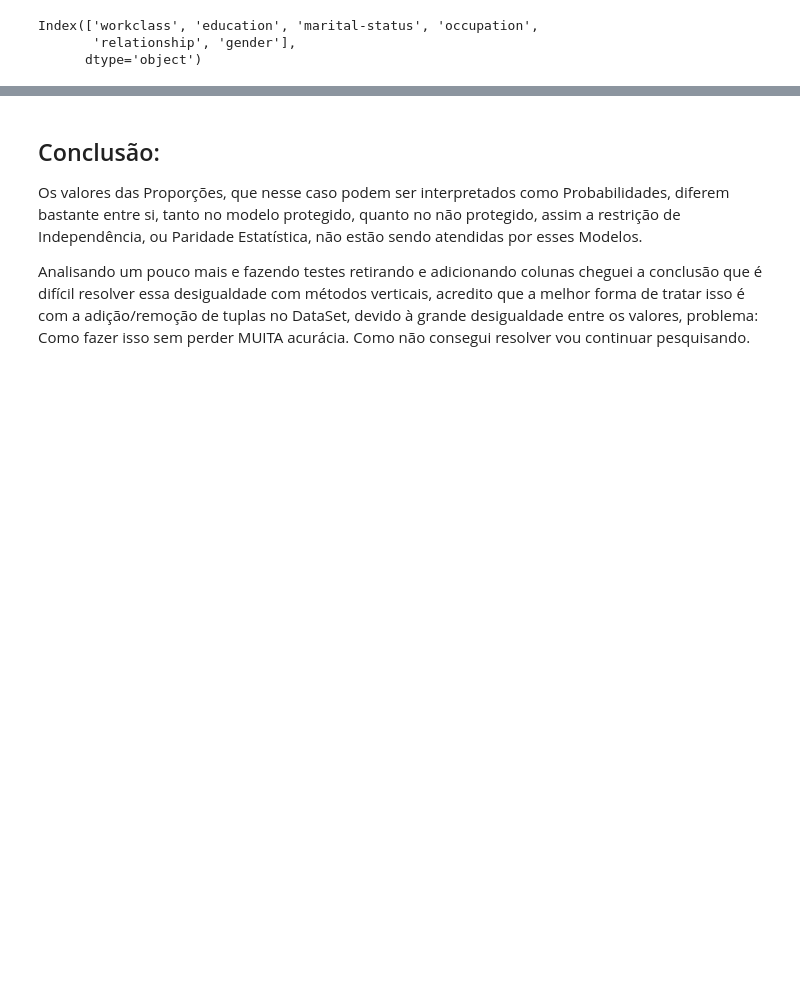
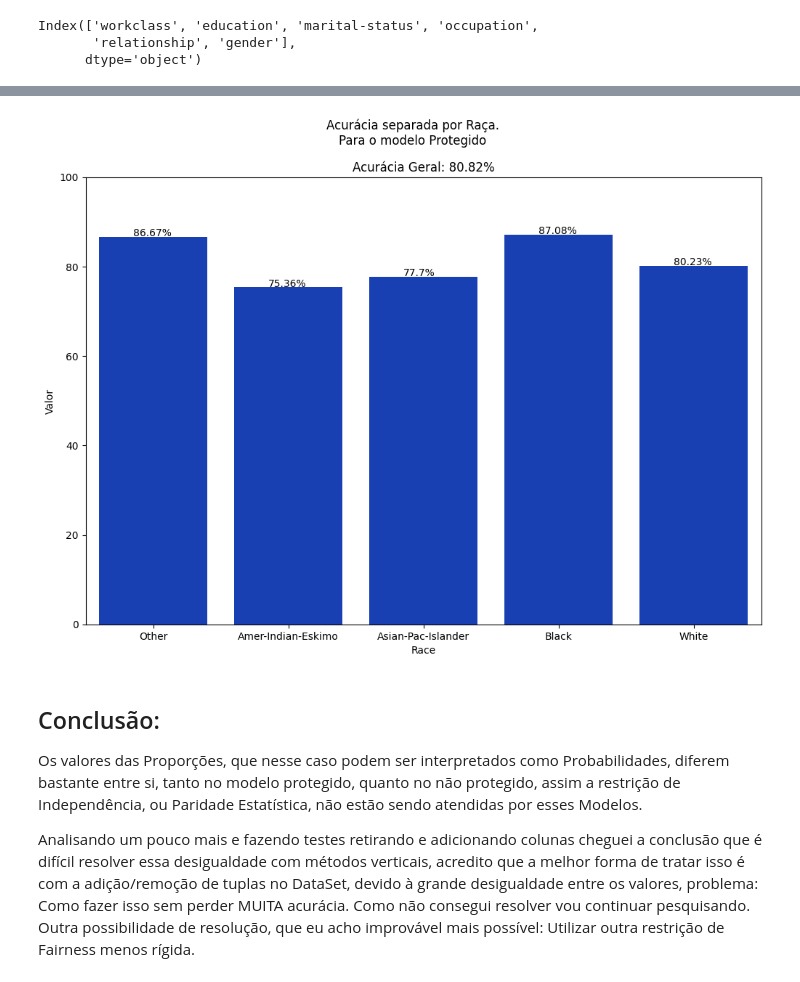
Before and after one commit to murilovpinheiro/Detectando-Bias-em-Classificador, a Jupyter notebook: proportionRaceExample.ipynb, the cells around one changed output, grey strips where cells are left out. Cells and saved outputs as stored; diff of their text form; code cells hidden in the pictures; blank space fills up the shorter version.

```diff
--- a/proportionRaceExample.ipynb
+++ b/proportionRaceExample.ipynb
@@ -212,5 +269,44 @@ fig.savefig("output2.png")
+# %%
+newdata = pd.DataFrame()
+newdata['race'] = raceTest.copy()
+newdata['previsao'] = previsaoProtected.copy()
+newdata['income'] = num_Y_testProtected.copy()
+# %%
+races = newdata['race'].unique()
+tabela1 = pd.DataFrame(columns = ['Race', 'Valor'])
+
+for race in races:
+    groupedRaces = (newdata.loc[(newdata['race'] == race)])
+
+    valor = mean_absolute_error(groupedRaces['income'], groupedRaces['previsao'])
+
+    tabela1.loc[-1] = [race, valor]
+    tabela1.index = tabela1.index + 1
+    tabela1 = tabela1.sort_index()
+
+tabela1['Valor'] = - (tabela1['Valor'] * 100) + 100
+# %%
+fig3 = plt.figure(figsize = (12, 8))
+fig3.suptitle("Acurácia separada por Raça.\nPara o modelo Protegido")
+
+# plot = sns.barplot(ax2 = ax2[0], data = ,x = "proportion", y = "race", hue = "income")
+# plot.set_ylabel("Raça")
+# plot.set_xlabel("Proporção")
+
+plot2 = sns.barplot(data = tabela1, x = "Race", y = "Valor", color = "#0033cc")
+
+for index, row in tabela1.iterrows():
+    plot2.text((row.name) - 0.15, (row.Valor) + 0.2, str(round(row.Valor, 2)) + "%",color='black')
+
+
+plt.title("Acurácia Geral: " + str(round(-(acuraciaP * 100) + 100, 2)) + "%")
+plt.ylim((0,100))
+plt.show()
+fig3.savefig("output3.png")
+# %% [output]
+[figure, added]
 # %% [markdown]
 ## Conclusão:
 Os valores das Proporções, que nesse caso podem ser interpretados como Probabilidades, diferem bastante entre si, tanto no modelo protegido, quanto no não protegido, assim a restrição de Independência, ou Paridade Estatística, não estão sendo atendidas por esses Modelos.
 
-Analisando um pouco mais e fazendo testes retirando e adicionando colunas cheguei a conclusão que é difícil resolver essa desigualdade com métodos verticais, acredito que a melhor forma de tratar isso é com a adição/remoção de tuplas no DataSet, devido à grande desigualdade entre os valores, problema: Como fazer isso sem perder MUITA acurácia. Como não consegui resolver vou continuar pesquisando.
+Analisando um pouco mais e fazendo testes retirando e adicionando colunas cheguei a conclusão que é difícil resolver essa desigualdade com métodos verticais, acredito que a melhor forma de tratar isso é com a adição/remoção de tuplas no DataSet, devido à grande desigualdade entre os valores, problema: Como fazer isso sem perder MUITA acurácia. Como não consegui resolver vou continuar pesquisando. Outra possibilidade de resolução, que eu acho improvável mais possível: Utilizar outra restrição de Fairness menos rígida.
```
Also changed, not shown: parts of 13 cells of this notebook, 4 other files.
